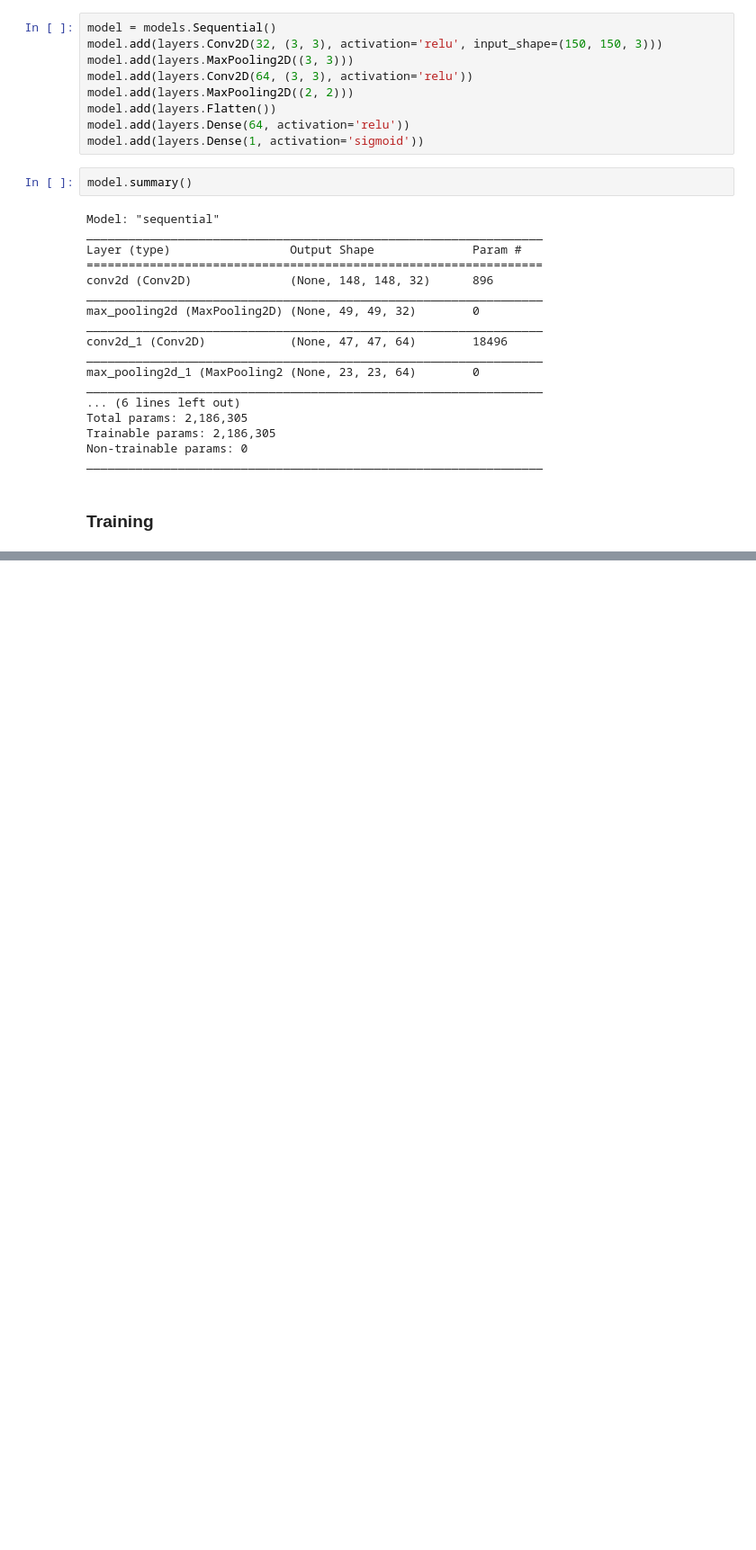
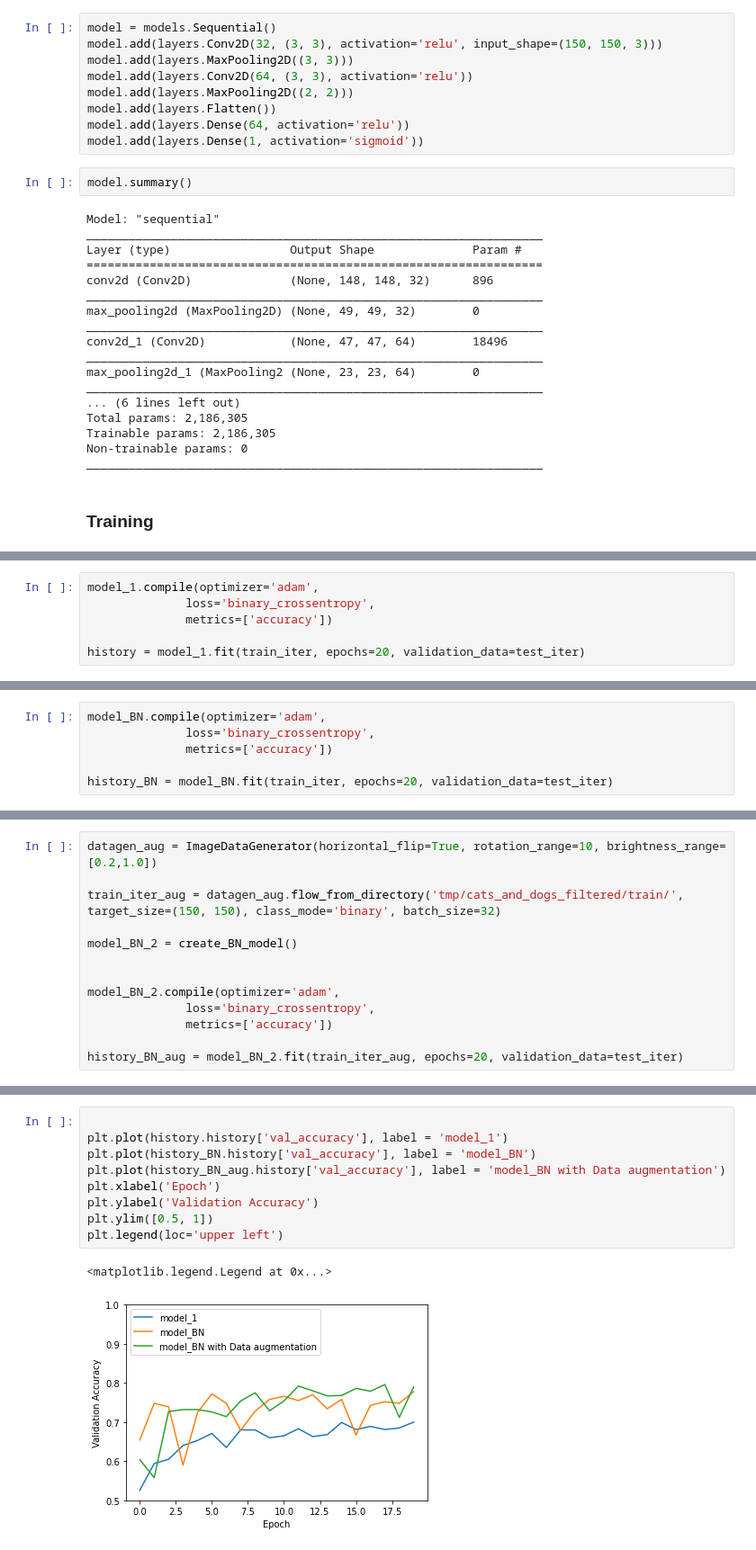
Before and after one commit to asarmadi/summer_ml_s3, a Jupyter notebook: day08/lab_cats_and_dogs.ipynb, the cells around one changed output, grey strips where cells are left out. Shown at 90% size. Saved outputs shown, nothing was run; the diff lists cells and outputs as text; blank space fills up the shorter version.

```diff
--- a/day08/lab_cats_and_dogs.ipynb
+++ b/day08/lab_cats_and_dogs.ipynb
@@ -194,0 +220,6 @@ Epoch 10/10
+# %%
+model_1.compile(optimizer='adam',
+              loss='binary_crossentropy',
+              metrics=['accuracy'])
+
+history = model_1.fit(train_iter, epochs=20, validation_data=test_iter)
@@ -194,0 +288,6 @@ Epoch 10/10
+# %%
+model_BN.compile(optimizer='adam',
+              loss='binary_crossentropy',
+              metrics=['accuracy'])
+
+history_BN = model_BN.fit(train_iter, epochs=20, validation_data=test_iter)
@@ -196,0 +314,13 @@ Epoch 10/10
+# %%
+datagen_aug = ImageDataGenerator(horizontal_flip=True, rotation_range=10, brightness_range=[0.2,1.0])
+
+train_iter_aug = datagen_aug.flow_from_directory('tmp/cats_and_dogs_filtered/train/', target_size=(150, 150), class_mode='binary', batch_size=32)
+
+model_BN_2 = create_BN_model()
+
+
+model_BN_2.compile(optimizer='adam',
+              loss='binary_crossentropy',
+              metrics=['accuracy'])
+
+history_BN_aug = model_BN_2.fit(train_iter_aug, epochs=20, validation_data=test_iter)
@@ -196,0 +345,12 @@ Epoch 10/10
+# %%
+
+plt.plot(history.history['val_accuracy'], label = 'model_1')
+plt.plot(history_BN.history['val_accuracy'], label = 'model_BN')
+plt.plot(history_BN_aug.history['val_accuracy'], label = 'model_BN with Data augmentation')
+plt.xlabel('Epoch')
+plt.ylabel('Validation Accuracy')
+plt.ylim([0.5, 1])
+plt.legend(loc='upper left')
+# %% [output]
+<matplotlib.legend.Legend at 0x...>
+[figure, added]
```
Also changed, not shown: parts of 16 cells of this notebook, 2 other files.
